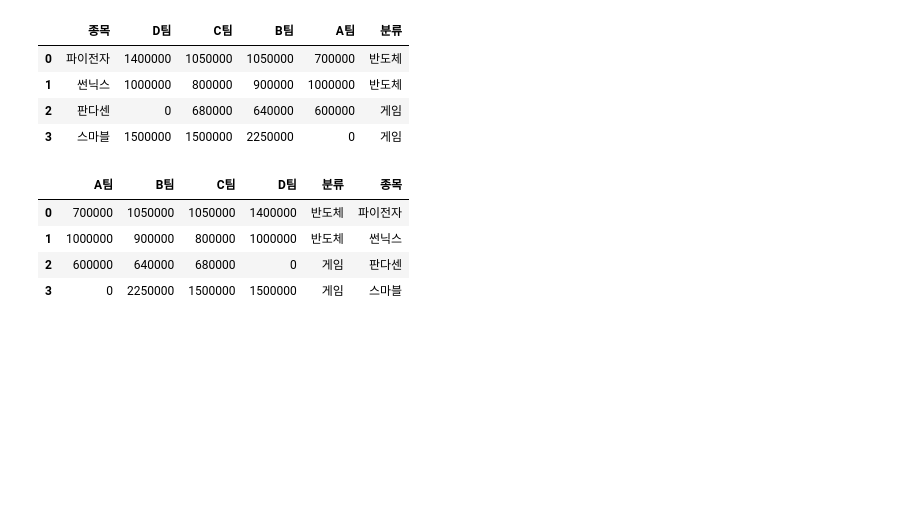
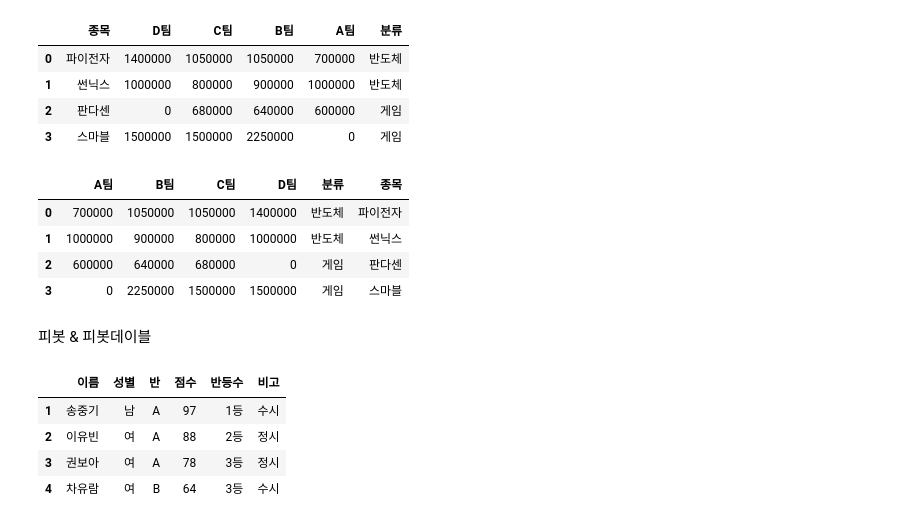
Before and after one commit to ProdKEYMON/mimiproject.1, a Jupyter notebook: 판다스실습_엑셀투파이썬.ipynb, the cells around one changed output. Cells and saved outputs as stored; diff of their text form; code cells hidden in the pictures; blank space fills up the shorter version.

```diff
--- a/판다스실습_엑셀투파이썬.ipynb
+++ b/판다스실습_엑셀투파이썬.ipynb
@@ -350,3 +350,25 @@ df2.sort_index(axis=1, ascending=True)
 | 1 | 1000000 | 900000 | 800000 | 1000000 | 반도체 | 썬닉스 |
 | 2 | 600000 | 640000 | 680000 | 0 | 게임 | 판다센 |
 | 3 | 0 | 2250000 | 1500000 | 1500000 | 게임 | 스마블 |
+# %% [markdown]
+피봇 & 피봇데이블
+# %%
+import pandas as pd
+a1 = ['송중기', '이유빈', '권보아', '차유람', '박보검', '김범수',  '이효리', '유승호', '김유정']
+a2 = list("남여여여남남여남여")
+a3 = list("AAABBBCCC")
+a4 = [97, 88, 78, 64, 84, 89, 87, 92, 99]
+a5 = [i + "등" for i in list("123321321")]
+a6 = [i + "시" for i in list("수정정수수수정정수")]
+a7 = ['이름', '성별', '반', '점수', '반등수', '비고']
+
+df = pd.DataFrame([a1, a2, a3, a4, a5, a6], index=a7, columns=list(range(1, 10))).T
+df["점수"] = df["점수"].astype(int)
+# %%
+df.head(4)
+# %% [output]
+|  | 이름 | 성별 | 반 | 점수 | 반등수 | 비고 |
+| 1 | 송중기 | 남 | A | 97 | 1등 | 수시 |
+| 2 | 이유빈 | 여 | A | 88 | 2등 | 정시 |
+| 3 | 권보아 | 여 | A | 78 | 3등 | 정시 |
+| 4 | 차유람 | 여 | B | 64 | 3등 | 수시 |
```
Also changed, not shown: parts of 3 cells of this notebook.
